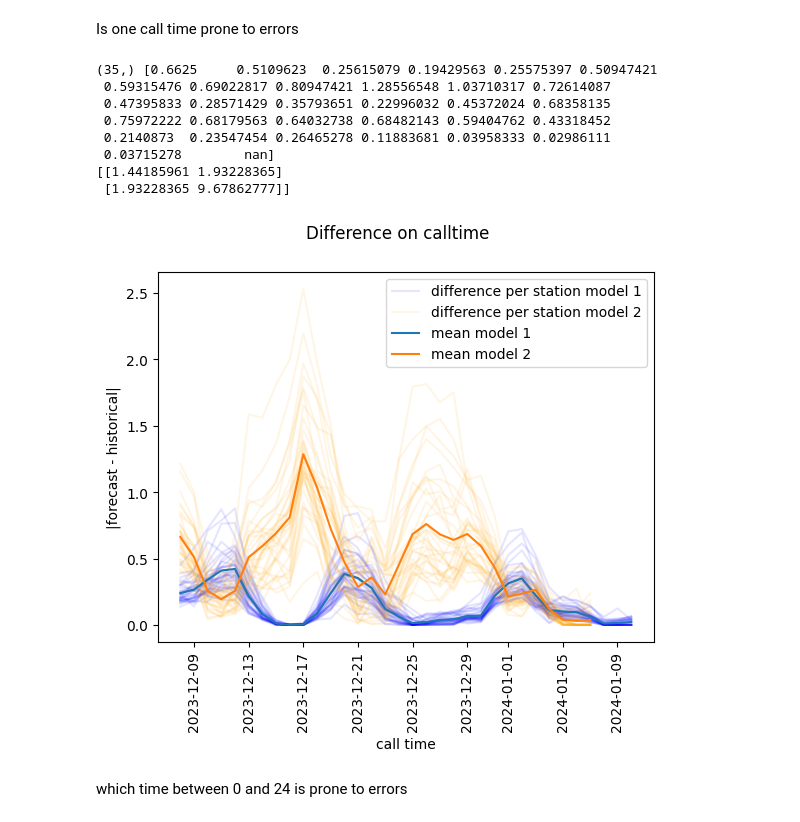
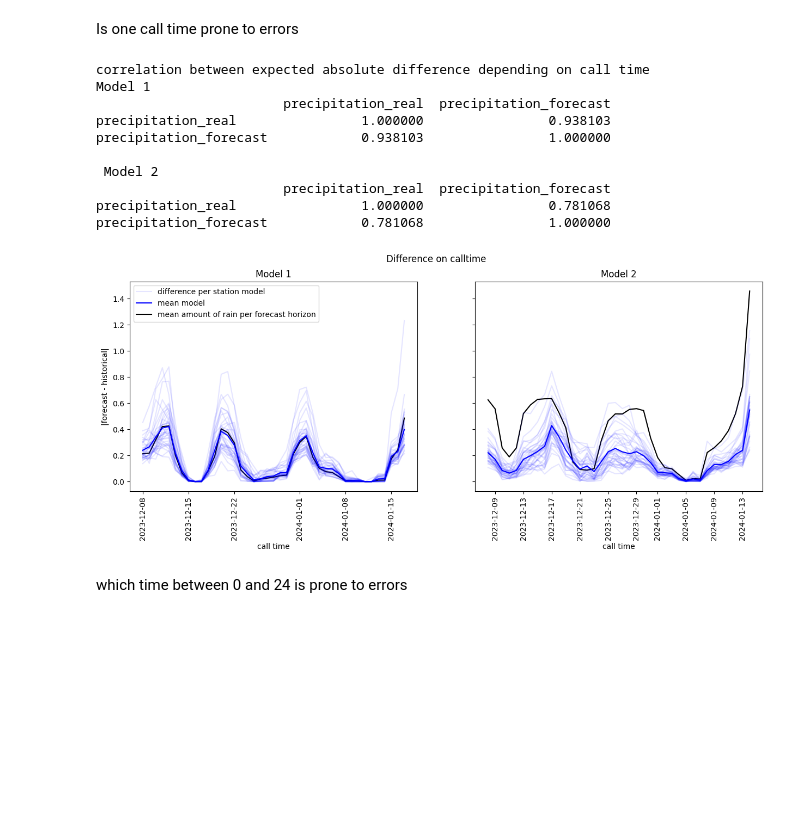
Before and after one commit to RobinU434/DataLiteracy, a Jupyter notebook: studies/13_01_24_RU_glimps_into_data.ipynb, the cells around one changed output. Saved outputs shown, nothing was run; the diff lists cells and outputs as text; code cells hidden in the pictures; blank space fills up the shorter version.

Commit message:
fixed overview plot

```diff
--- a/studies/13_01_24_RU_glimps_into_data.ipynb
+++ b/studies/13_01_24_RU_glimps_into_data.ipynb
@@ -45,14 +39,13 @@ forecast2 = dataset_model_2.get_merge(station_id=STATION_ID).copy()
 forecast1["call_time"] = forecast1["call_time"].dt.normalize()
 forecast2["call_time"] = forecast2["call_time"].dt.normalize()
 
-
 # num call times
 num_call_times = 4
 
 fig, axs = plt.subplots(ncols=2, sharey=True, figsize=DOUBLE_COL_FIG_SIZE)
 call_times = sorted(forecast1["call_time"].unique())
 for call_time in call_times[:num_call_times]:
-    sub_df_forecast = forecast1[forecast1["call_time"] == call_time]
+    sub_df_forecast = forecast1[(forecast1["call_time"] == call_time) & (forecast1["station_id"] == STATION_ID)].sort_values(by="time")
     t = sub_df_forecast["time"]
     values = sub_df_forecast["precipitation_forecast"]
     # axs[0].plot(t, sub_df_forecast["precipitation_real"], color="k", alpha=0.2)
@@ -62,7 +55,7 @@ for call_time in call_times[:num_call_times]:
         label=call_time.date(),
     )
 
-    sub_df_forecast = forecast2[forecast2["call_time"] == call_time]
+    sub_df_forecast = forecast2[(forecast2["call_time"] == call_time) & (forecast1["station_id"] == STATION_ID)].sort_values(by="time")
     t = sub_df_forecast["time"]
     values = sub_df_forecast["precipitation_forecast"] / 3
     # axs[1].plot(t, sub_df_forecast["precipitation_real"] / 3, color="k", alpha=0.2)
@@ -89,6 +82,7 @@ sub_df = forecast2[
 ]
 min_time = min(sub_df["time"])
 max_time = max(sub_df["time"])
+print(min_time, max_time)
 real = forecast2[
     (forecast2["time"] <= max_time)
     & (forecast2["time"].values >= min_time)
@@ -804,7 +721,7 @@ merge2 = dataset_model_2.get_merge()
 merge2["precipitation_error"] = merge2["precipitation_error"].abs()
 
 
-fig, ax1 = plt.subplots()
+fig, (ax1, ax2) = plt.subplots(ncols=2, figsize=DOUBLE_COL_FIG_SIZE, sharey=True)
 fig.suptitle("Difference on calltime")
 
 
@@ -818,68 +735,71 @@ for idx, station_id in enumerate(
         sub_df["precipitation_error"],
         c="blue",
         alpha=0.1,
-        label="difference per station model 1" if not idx else "",
+        label="difference per station model" if not idx else "",
     )
 
 individual_groups = merge2.groupby(["station_id", "call_time"]).mean()
 for idx, station_id in enumerate(
     individual_groups.index.get_level_values("station_id").unique()
 ):
     sub_df = individual_groups.xs(station_id, level="station_id")
-    ax1.plot(
+    ax2.plot(
         sub_df.index,
-        sub_df["precipitation_error"],
-        c="orange",
+        sub_df["precipitation_error"] / 3,
+        c="b",
         alpha=0.1,
-        label="difference per station model 2" if not idx else "",
+        label="difference per station model" if not idx else "",
     )
 
 # add mean values
 
 call_time_groups_1 = merge1.groupby(["call_time"]).mean()
 t = call_time_groups_1.index.values
 # t = t - min(t)
 # t = t / (3600 * 24 * 1e9)
-ax1.plot(t, call_time_groups_1["precipitation_error"], label="mean model 1")
+ax1.plot(t, call_time_groups_1["precipitation_error"], label="mean model", c="b")
+ax1.plot(t, call_time_groups_1["precipitation_real"], c="k", zorder=0, label="mean amount of rain per forecast horizon")
 
 call_time_groups_2 = merge2.groupby(["call_time"]).mean()
 t = call_time_groups_2.index.values
 # t = t - min(t)
 # t = t / (3600 * 24 * 1e9)
-ax1.plot(t, call_time_groups_2["precipitation_error"], label="mean model 2")
+ax2.plot(t, call_time_groups_2["precipitation_error"] / 3, label="mean model", c="b")
+ax2.plot(t, call_time_groups_2["precipitation_real"], c="k", zorder=0, label="mean amount of rain per forecast horizon")
 
 # add rain
-
 
 ax1.set_xticks(ax1.get_xticks(), ax1.get_xticklabels(), rotation=90)
 ax1.set_xlabel("call time")
 ax1.set_ylabel("|forecast - historical|")
+ax2.set_xticks(ax2.get_xticks(), ax2.get_xticklabels(), rotation=90)
+ax2.set_xlabel("call time")
+ax1.set_title("Model 1")
+ax2.set_title("Model 2")
 ax1.legend()
 
+
+
 # compute correlation
-print(
-    call_time_groups_1["precipitation_error"].values.shape,
-    call_time_groups_2["precipitation_error"].values[: len(call_time_groups_1)],
-)
-x = np.stack(
-    [
-        call_time_groups_1["precipitation_error"].values[: len(call_time_groups_2) - 1],
-        call_time_groups_2["precipitation_error"].values[: len(call_time_groups_1)][
-            :-1
-        ],
-    ]
-)
-print(x @ x.T)
+print("correlation between expected absolute difference depending on call time")
+print("Model 1")
+corr_df = call_time_groups_1[["precipitation_real", "precipitation_forecast"]].corr()
+print(corr_df)
+print("\n Model 2")
+corr_df = call_time_groups_2[["precipitation_real", "precipitation_forecast"]].corr()
+print(corr_df)
 # %% [output]
-(35,) [0.6625     0.5109623  0.25615079 0.19429563 0.25575397 0.50947421
- 0.59315476 0.69022817 0.80947421 1.28556548 1.03710317 0.72614087
- 0.47395833 0.28571429 0.35793651 0.22996032 0.45372024 0.68358135
- 0.75972222 0.68179563 0.64032738 0.68482143 0.59404762 0.43318452
- 0.2140873  0.23547454 0.26465278 0.11883681 0.03958333 0.02986111
- 0.03715278        nan]
-[[1.44185961 1.93228365]
- [1.93228365 9.67862777]]
+correlation between expected absolute difference depending on call time
+Model 1
+                        precipitation_real  precipitation_forecast
+precipitation_real                1.000000                0.938103
+precipitation_forecast            0.938103                1.000000
+
+ Model 2
+                        precipitation_real  precipitation_forecast
+precipitation_real                1.000000                0.781068
+precipitation_forecast            0.781068                1.000000
-[figure, old version]
+[figure, new version]
 # %% [markdown]
 which time between 0 and 24 is prone to errors
 # %%
```
Also changed, not shown: parts of 24 cells of this notebook.
